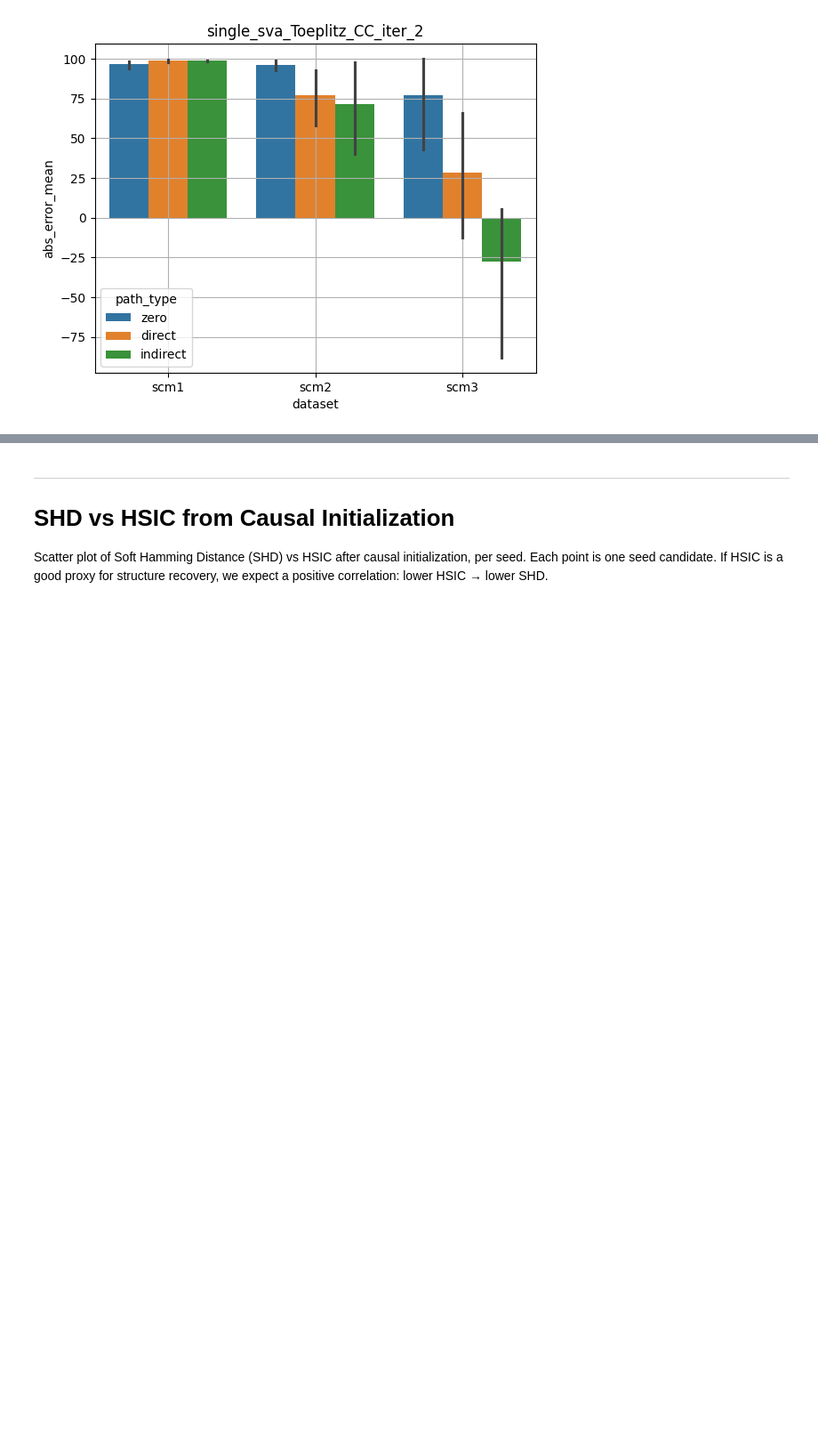
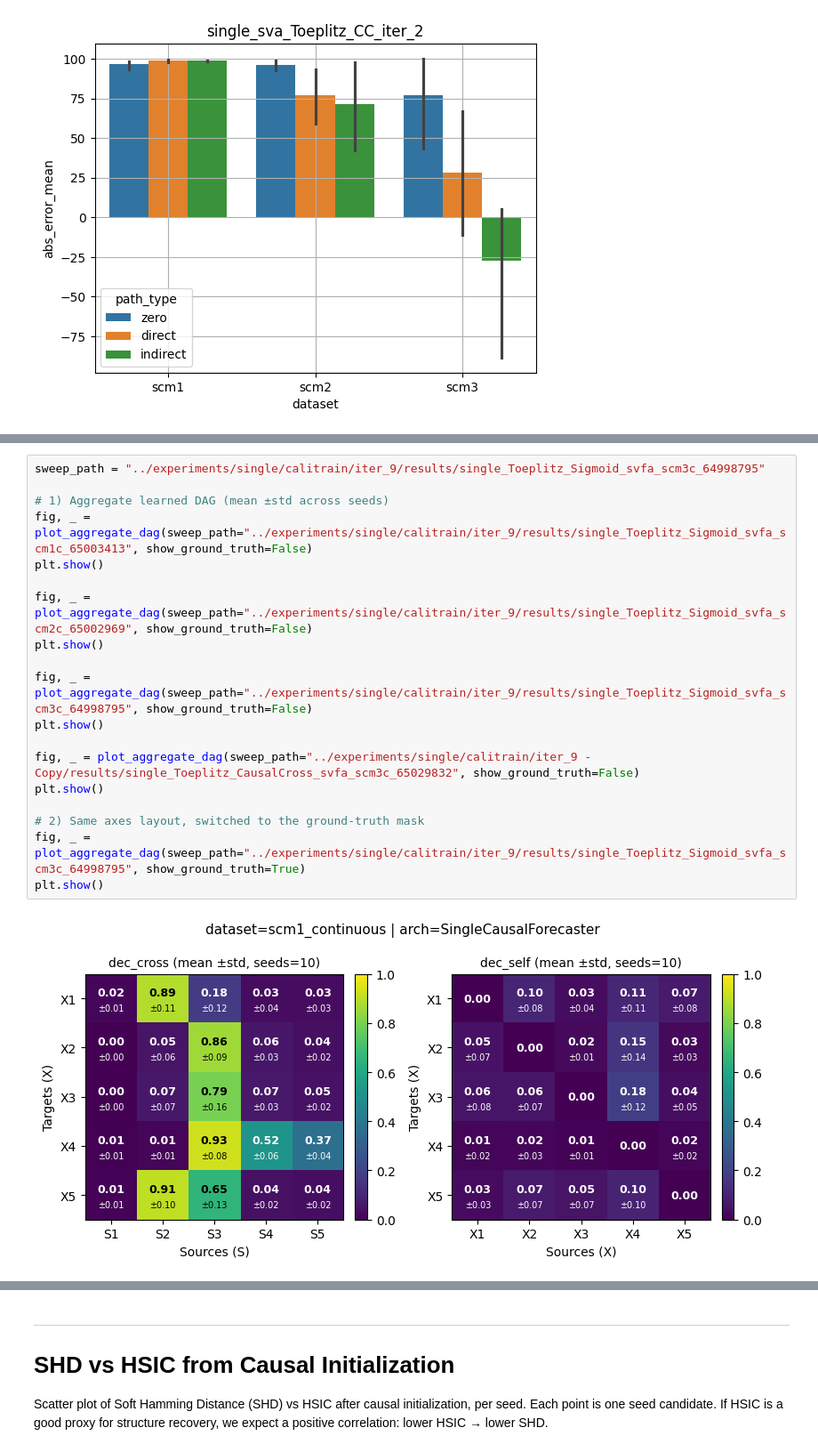
Before and after one commit to scipi1/causaliT, a Jupyter notebook: notebooks/nb_benchmark_c.ipynb, the cells around one changed output, grey strips where cells are left out. Shown at 89% size. Drawn from its saved outputs; the diff is of its cells as text; blank space fills up the shorter version.

```diff
--- a/notebooks/nb_benchmark_c.ipynb
+++ b/notebooks/nb_benchmark_c.ipynb
@@ -548,0 +823,21 @@ eval_model("single_sva_Toeplitz_CC_iter_3")
+# %%
+sweep_path = "../experiments/single/calitrain/iter_9/results/single_Toeplitz_Sigmoid_svfa_scm3c_64998795"
+
+# 1) Aggregate learned DAG (mean ±std across seeds)
+fig, _ = plot_aggregate_dag(sweep_path="../experiments/single/calitrain/iter_9/results/single_Toeplitz_Sigmoid_svfa_scm1c_65003413", show_ground_truth=False)
+plt.show()
+
+fig, _ = plot_aggregate_dag(sweep_path="../experiments/single/calitrain/iter_9/results/single_Toeplitz_Sigmoid_svfa_scm2c_65002969", show_ground_truth=False)
+plt.show()
+
+fig, _ = plot_aggregate_dag(sweep_path="../experiments/single/calitrain/iter_9/results/single_Toeplitz_Sigmoid_svfa_scm3c_64998795", show_ground_truth=False)
+plt.show()
+
+fig, _ = plot_aggregate_dag(sweep_path="../experiments/single/calitrain/iter_9 - Copy/results/single_Toeplitz_CausalCross_svfa_scm3c_65029832", show_ground_truth=False)
+plt.show()
+
+# 2) Same axes layout, switched to the ground-truth mask
+fig, _ = plot_aggregate_dag(sweep_path="../experiments/single/calitrain/iter_9/results/single_Toeplitz_Sigmoid_svfa_scm3c_64998795", show_ground_truth=True)
+plt.show()
+# %% [output]
+[figure, added]
```
Also changed, not shown: parts of 17 cells of this notebook, 17 other files.
